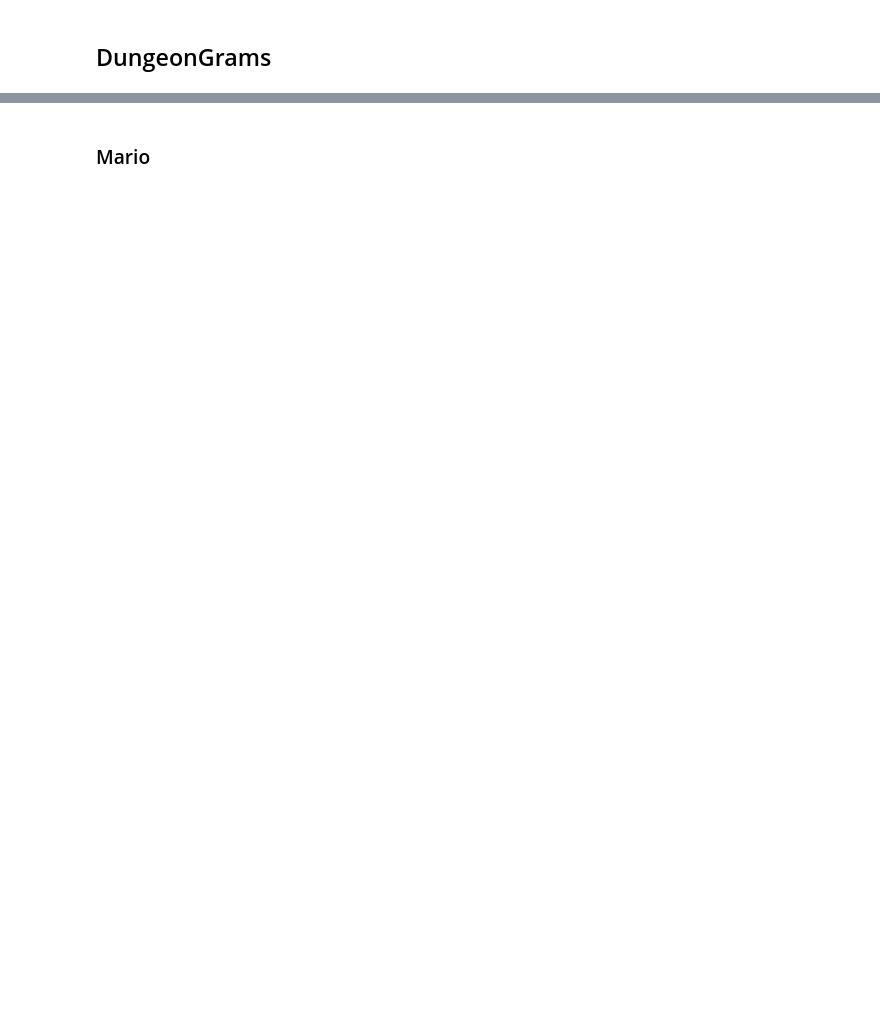
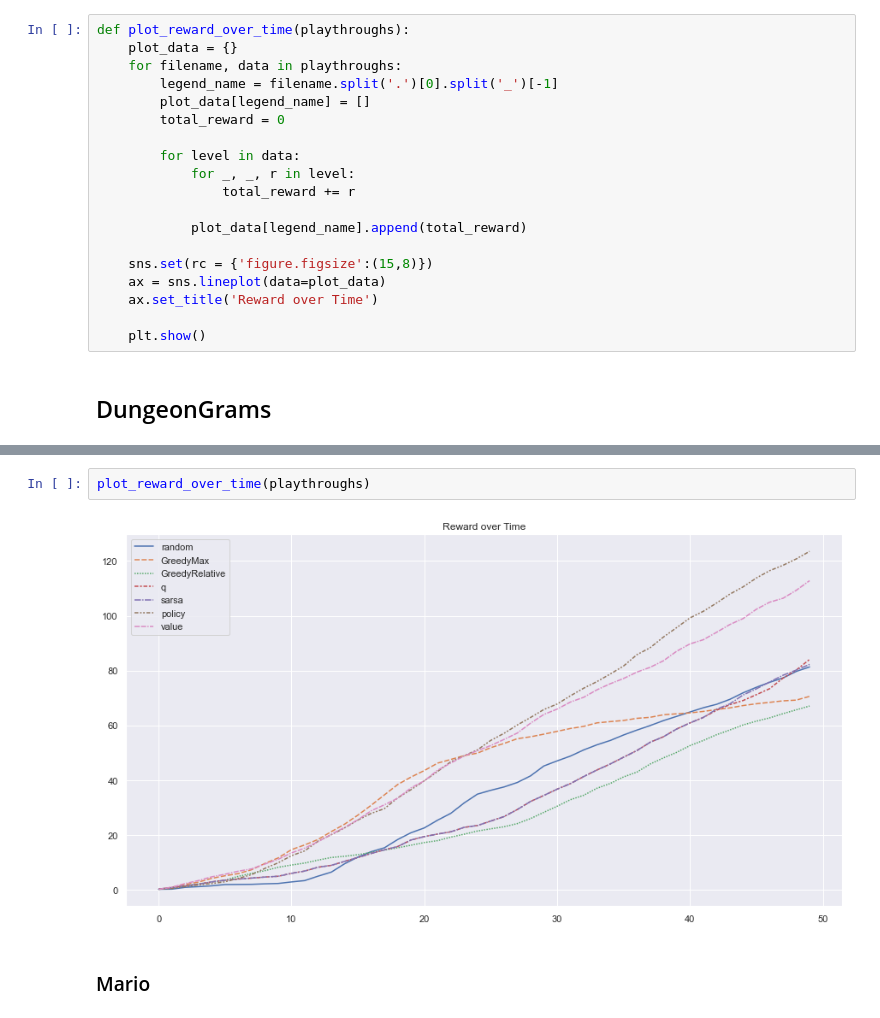
Before and after one commit to crowdgames/mdp-level-assembly, a Jupyter notebook: Analysis.ipynb, the cells around one changed output, grey strips where cells are left out. Saved outputs shown, nothing was run; the diff lists cells and outputs as text; blank space fills up the shorter version.

```diff
--- a/Analysis.ipynb
+++ b/Analysis.ipynb
@@ -55,6 +69,25 @@ def plot(playthrough_data, graph, filename, bounds):
             label.set_visible(False)
 
     plt.show()
+# %%
+def plot_reward_over_time(playthroughs):
+    plot_data = {}
+    for filename, data in playthroughs:
+        legend_name = filename.split('.')[0].split('_')[-1]
+        plot_data[legend_name] = []
+        total_reward = 0
+
+        for level in data:
+            for _, _, r in level:
+                total_reward += r
+
+            plot_data[legend_name].append(total_reward)
+
+    sns.set(rc = {'figure.figsize':(15,8)})
+    ax = sns.lineplot(data=plot_data)
+    ax.set_title('Reward over Time')
+
+    plt.show()
 # %% [markdown]
 ## DungeonGrams
 # %%
@@ -82,3 +110,7 @@ for filename in listdir(config.BASE_DIR):
+# %%
+plot_reward_over_time(playthroughs)
+# %% [output]
+[figure, added]
 # %% [markdown]
 ### Mario
 # %%
```
Also changed, not shown: parts of 11 cells of this notebook, 4 other files.
